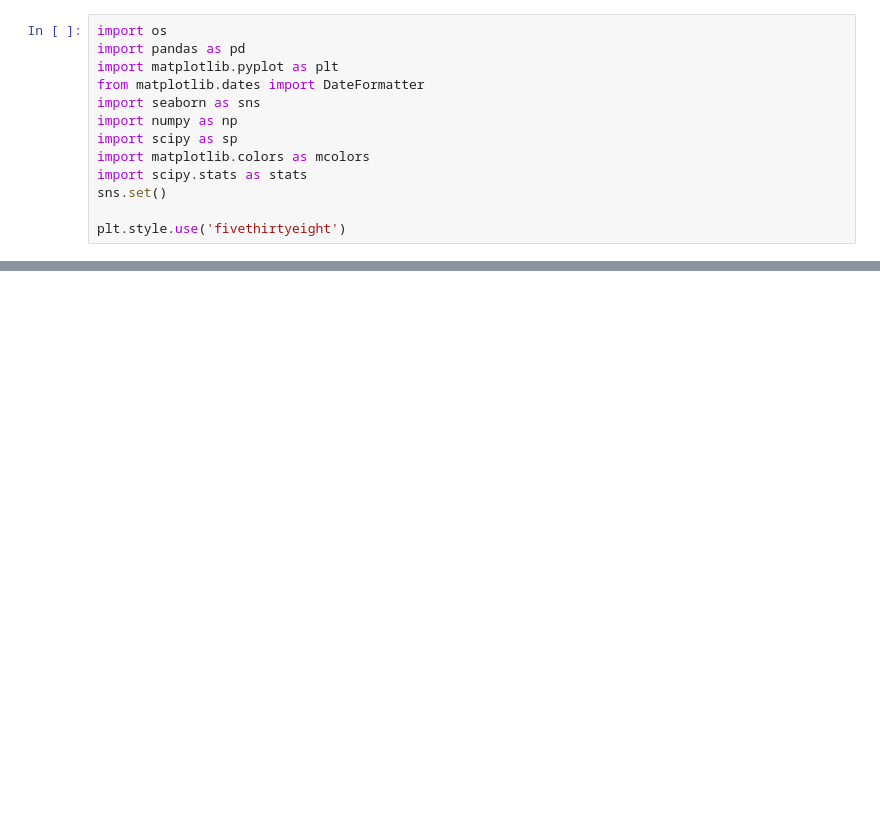
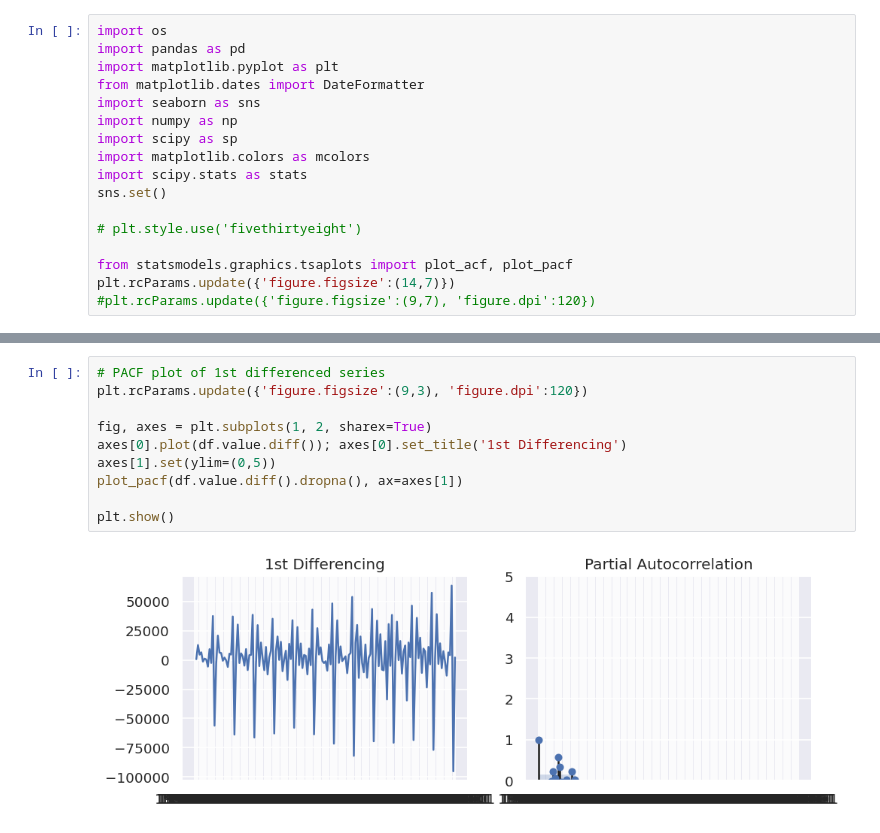
Before and after one commit to matyi101/codes, a Jupyter notebook: Sales_Data_Forecasting.ipynb, the cells around one changed output, grey strips where cells are left out. Saved outputs shown, nothing was run; the diff lists cells and outputs as text; blank space fills up the shorter version.

```diff
--- a/Sales_Data_Forecasting.ipynb
+++ b/Sales_Data_Forecasting.ipynb
@@ -12,7 +38,11 @@ import matplotlib.colors as mcolors
 import scipy.stats as stats
 sns.set()
 
-plt.style.use('fivethirtyeight')
+# plt.style.use('fivethirtyeight')
+
+from statsmodels.graphics.tsaplots import plot_acf, plot_pacf
+plt.rcParams.update({'figure.figsize':(14,7)})
+#plt.rcParams.update({'figure.figsize':(9,7), 'figure.dpi':120})
 # %%
 url = 'https://raw.githubusercontent.com/matyi101/dataset/main/retail_sales.csv'
 df = pd.read_csv(url)
@@ -117,0 +98,12 @@ AttributeError: ignored
+# %%
+# PACF plot of 1st differenced series
+plt.rcParams.update({'figure.figsize':(9,3), 'figure.dpi':120})
+
+fig, axes = plt.subplots(1, 2, sharex=True)
+axes[0].plot(df.value.diff()); axes[0].set_title('1st Differencing')
+axes[1].set(ylim=(0,5))
+plot_pacf(df.value.diff().dropna(), ax=axes[1])
+
+plt.show()
+# %% [output]
+[figure, added]
```
Also changed, not shown: parts of 10 cells of this notebook.
